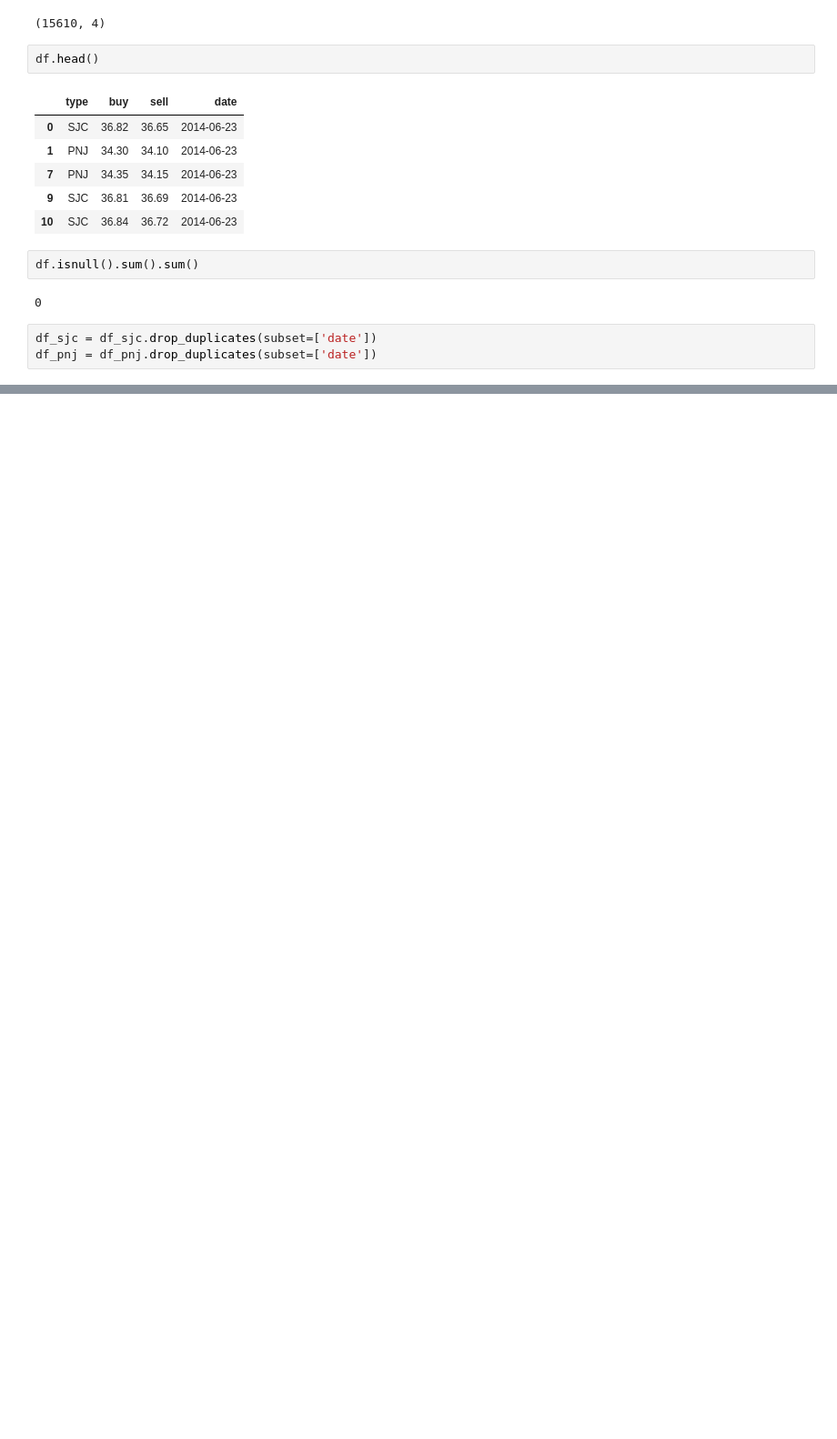
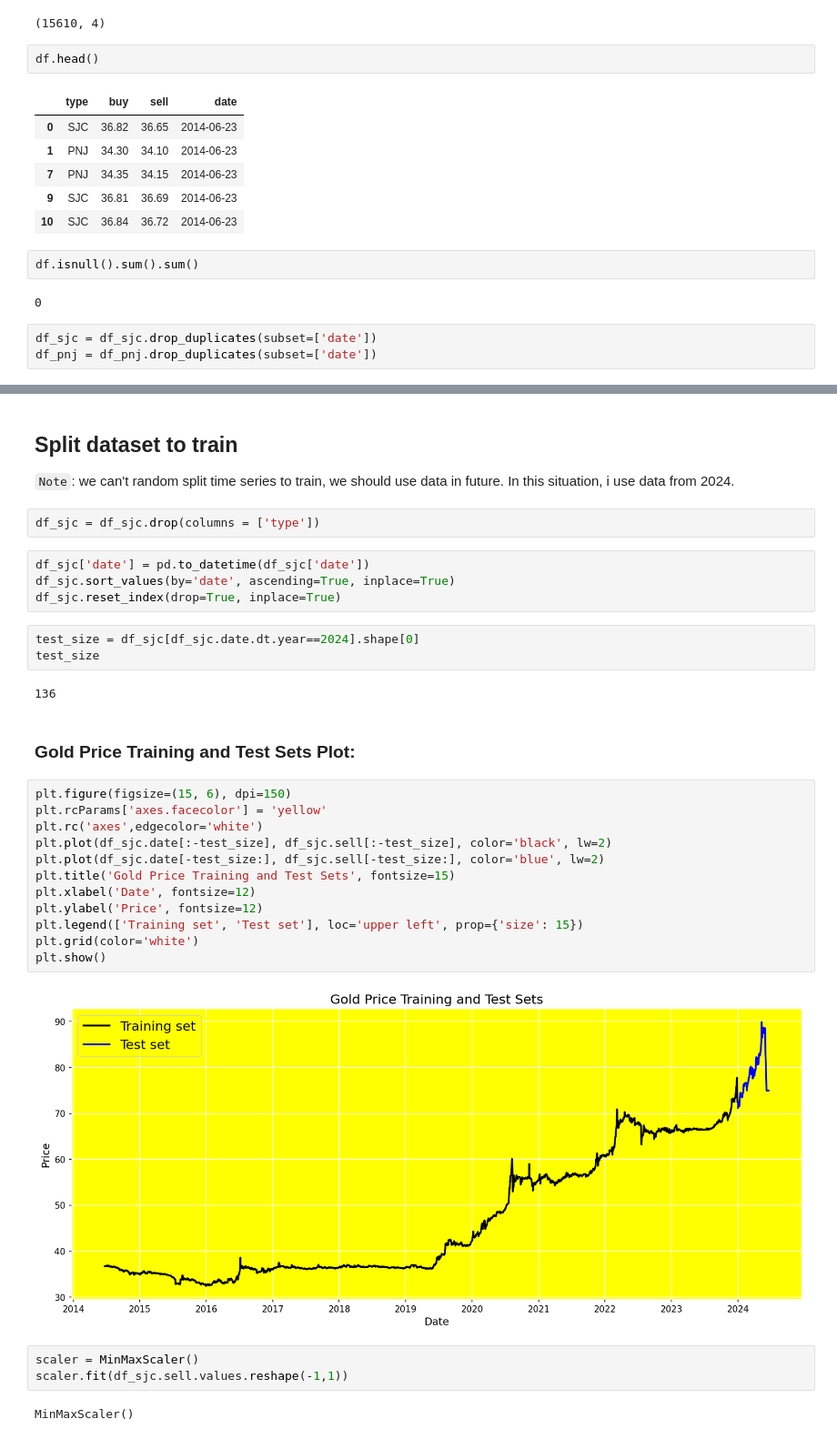
Before and after one commit to ady201group5AI18c/GoldPriceVN, a Jupyter notebook: process.ipynb, the cells around one changed output, grey strips where cells are left out. Shown at 91% size. Drawn from its saved outputs; the diff is of its cells as text; blank space fills up the shorter version.

```diff
--- a/process.ipynb
+++ b/process.ipynb
@@ -96,0 +109,35 @@ fig.update_layout(xaxis_title="Date",
+# %% [markdown]
+## Split dataset to train
+`Note`: we can't random split time series to train, we should use data in future. In this situation, i use data from 2024.
+# %%
+df_sjc = df_sjc.drop(columns = ['type'])
+# %%
+df_sjc['date'] = pd.to_datetime(df_sjc['date'])
+df_sjc.sort_values(by='date', ascending=True, inplace=True)
+df_sjc.reset_index(drop=True, inplace=True)
+# %%
+test_size = df_sjc[df_sjc.date.dt.year==2024].shape[0]
+test_size
+# %% [output]
+136
+# %% [markdown]
+### Gold Price Training and Test Sets Plot:
+# %%
+plt.figure(figsize=(15, 6), dpi=150)
+plt.rcParams['axes.facecolor'] = 'yellow'
+plt.rc('axes',edgecolor='white')
+plt.plot(df_sjc.date[:-test_size], df_sjc.sell[:-test_size], color='black', lw=2)
+plt.plot(df_sjc.date[-test_size:], df_sjc.sell[-test_size:], color='blue', lw=2)
+plt.title('Gold Price Training and Test Sets', fontsize=15)
+plt.xlabel('Date', fontsize=12)
+plt.ylabel('Price', fontsize=12)
+plt.legend(['Training set', 'Test set'], loc='upper left', prop={'size': 15})
+plt.grid(color='white')
+plt.show()
+# %% [output]
+[figure, added]
+# %%
+scaler = MinMaxScaler()
+scaler.fit(df_sjc.sell.values.reshape(-1,1))
+# %% [output]
+MinMaxScaler()
```
Also changed, not shown: parts of 24 cells of this notebook, 2 other files.
